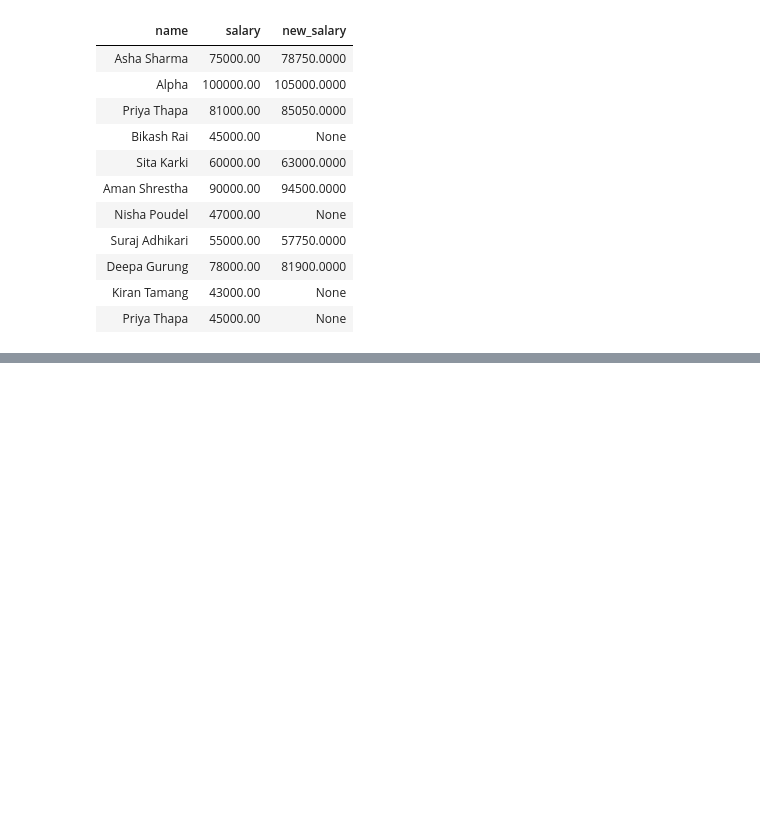
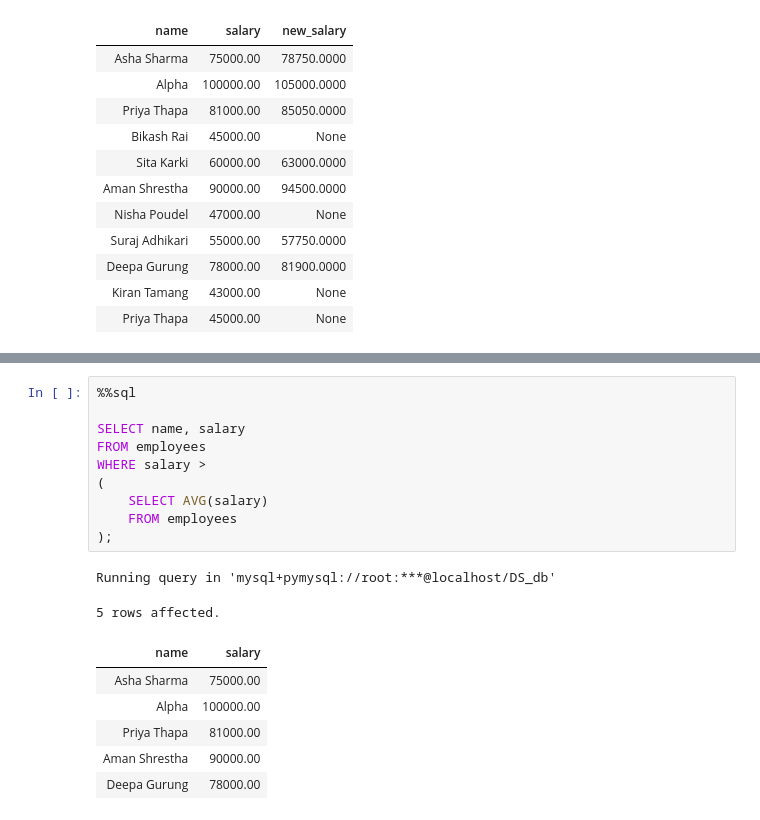
Before and after one commit to Kartika-Nidhi/SQLNotes, a Jupyter notebook: SQLNotes.ipynb, the cells around one changed output, grey strips where cells are left out. Cells and saved outputs as stored; diff of their text form; blank space fills up the shorter version.

```diff
--- a/SQLNotes.ipynb
+++ b/SQLNotes.ipynb
@@ -1214,0 +1236,19 @@ Running query in 'mysql+pymysql://root:***@localhost/DS_db'
+# %%
+%%sql
+
+SELECT name, salary
+FROM employees
+WHERE salary >
+(
+    SELECT AVG(salary)
+    FROM employees
+);
+# %% [output]
+Running query in 'mysql+pymysql://root:***@localhost/DS_db'
+5 rows affected.
+| name | salary |
+| Asha Sharma | 75000.00 |
+| Alpha | 100000.00 |
+| Priya Thapa | 81000.00 |
+| Aman Shrestha | 90000.00 |
+| Deepa Gurung | 78000.00 |
```
Also changed, not shown: parts of 7 cells of this notebook.
